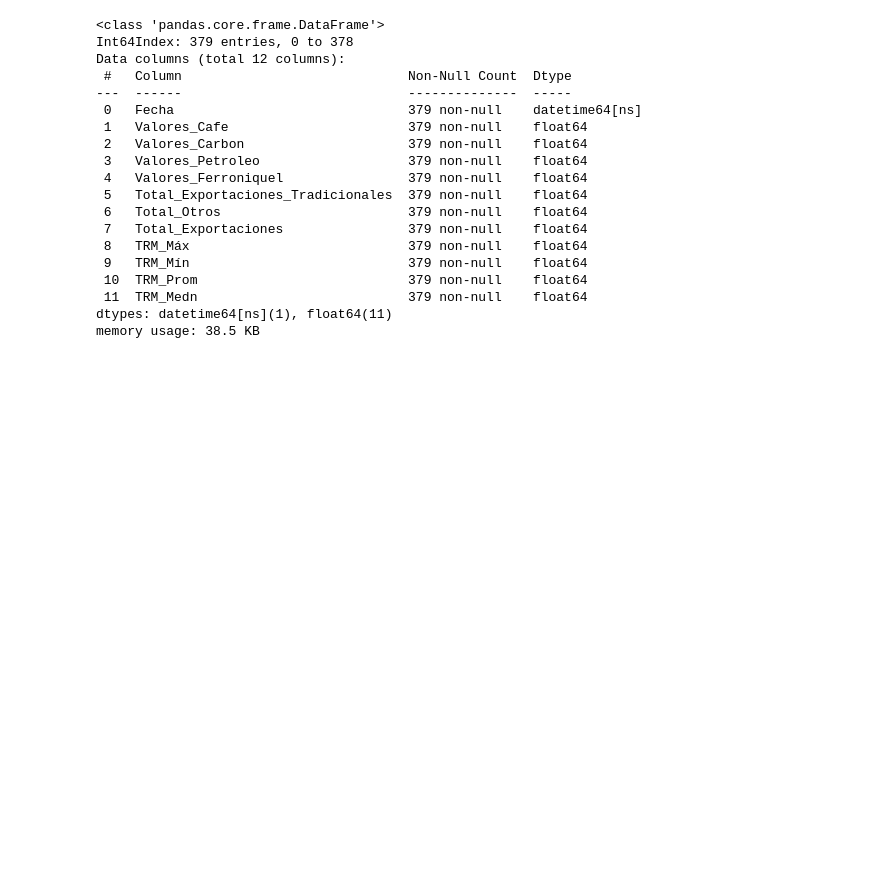
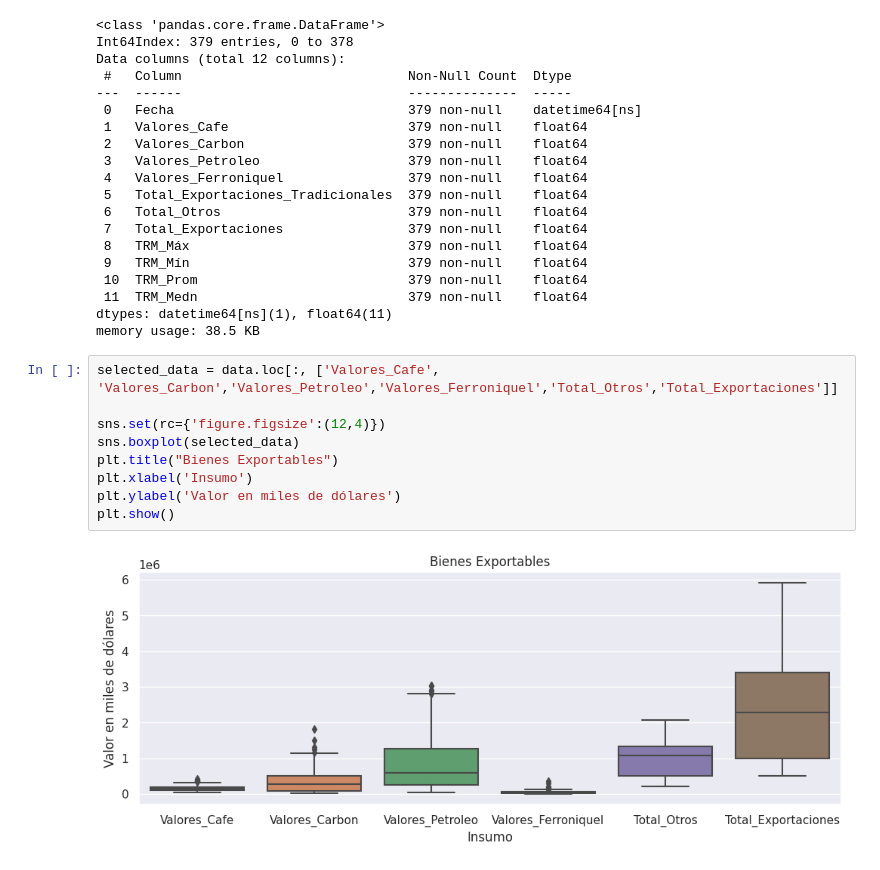
Before and after one commit to victorpena01/Analisis-Exploratorio, a Jupyter notebook: Proyecto_tasa_de_cambio.ipynb, the cells around one changed output. Saved outputs shown, nothing was run; the diff lists cells and outputs as text; blank space fills up the shorter version.

```diff
--- a/Proyecto_tasa_de_cambio.ipynb
+++ b/Proyecto_tasa_de_cambio.ipynb
@@ -455,3 +482,14 @@ Data columns (total 12 columns):
  11  TRM_Medn                           379 non-null    float64
 dtypes: datetime64[ns](1), float64(11)
 memory usage: 38.5 KB
+# %%
+selected_data = data.loc[:, ['Valores_Cafe', 'Valores_Carbon','Valores_Petroleo','Valores_Ferroniquel','Total_Otros','Total_Exportaciones']]
+
+sns.set(rc={'figure.figsize':(12,4)})
+sns.boxplot(selected_data)
+plt.title("Bienes Exportables")
+plt.xlabel('Insumo')
+plt.ylabel('Valor en miles de dólares')
+plt.show()
+# %% [output]
+[figure, added]
```
Also changed, not shown: parts of 45 cells of this notebook.
